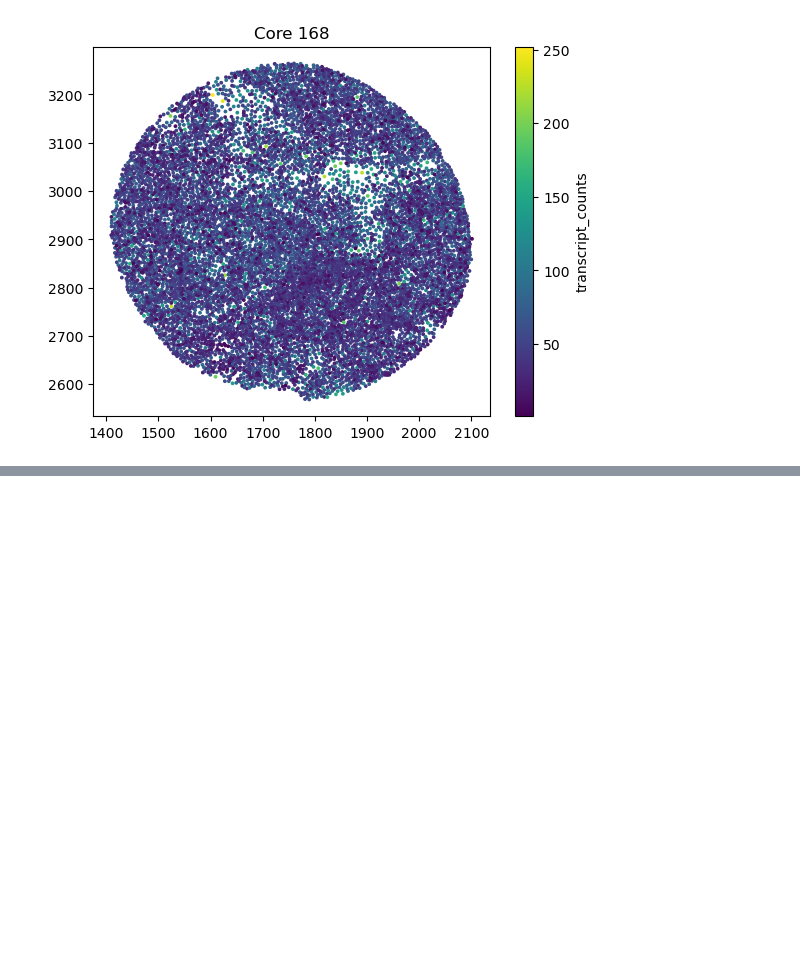
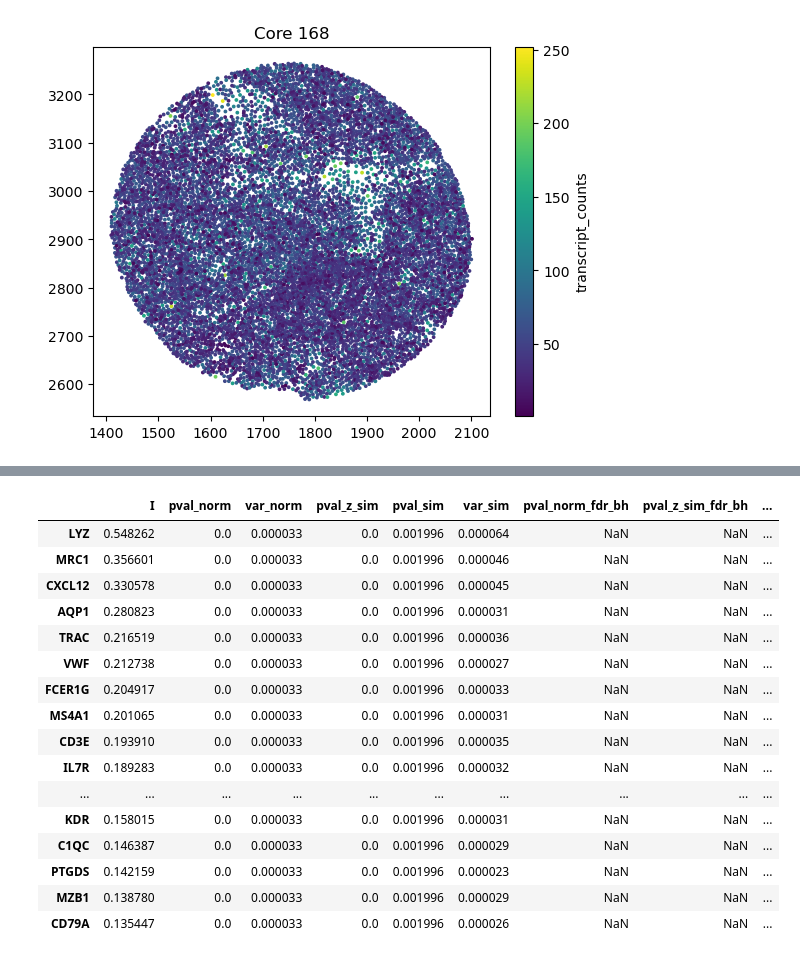
Before and after one commit to SZ-yang/QBS146_Bioinfo_FinalProject, a Jupyter notebook: dataset_test.ipynb, the cells around one changed output, grey strips where cells are left out. Drawn from its saved outputs; the diff is of its cells as text; code cells hidden in the pictures; blank space fills up the shorter version.

```diff
--- a/dataset_test.ipynb
+++ b/dataset_test.ipynb
@@ -114,0 +165,10 @@ sc.pl.umap(ad_small, color=["core", "transcript_counts"], wspace=0.4)
+# %%
+sq.gr.spatial_autocorr(
+    ad,
+    mode="moran",
+    genes=ad.var_names,
+    n_perms=500  # use 100 first if slow
+)
+
+moran_df = ad.uns["moranI"]
+moran_df.head()
@@ -114,0 +199,20 @@ sc.pl.umap(ad_small, color=["core", "transcript_counts"], wspace=0.4)
+# %%
+moran_df.sort_values("I", ascending=False).head(20)
+# %% [output]
+|  | I | pval_norm | var_norm | pval_z_sim | pval_sim | var_sim | pval_norm_fdr_bh | pval_z_sim_fdr_bh | ... |
+| LYZ | 0.548262 | 0.0 | 0.000033 | 0.0 | 0.001996 | 0.000064 | NaN | NaN | ... |
+| MRC1 | 0.356601 | 0.0 | 0.000033 | 0.0 | 0.001996 | 0.000046 | NaN | NaN | ... |
+| CXCL12 | 0.330578 | 0.0 | 0.000033 | 0.0 | 0.001996 | 0.000045 | NaN | NaN | ... |
+| AQP1 | 0.280823 | 0.0 | 0.000033 | 0.0 | 0.001996 | 0.000031 | NaN | NaN | ... |
+| TRAC | 0.216519 | 0.0 | 0.000033 | 0.0 | 0.001996 | 0.000036 | NaN | NaN | ... |
+| VWF | 0.212738 | 0.0 | 0.000033 | 0.0 | 0.001996 | 0.000027 | NaN | NaN | ... |
+| FCER1G | 0.204917 | 0.0 | 0.000033 | 0.0 | 0.001996 | 0.000033 | NaN | NaN | ... |
+| MS4A1 | 0.201065 | 0.0 | 0.000033 | 0.0 | 0.001996 | 0.000031 | NaN | NaN | ... |
+| CD3E | 0.193910 | 0.0 | 0.000033 | 0.0 | 0.001996 | 0.000035 | NaN | NaN | ... |
+| IL7R | 0.189283 | 0.0 | 0.000033 | 0.0 | 0.001996 | 0.000032 | NaN | NaN | ... |
+| ... | ... | ... | ... | ... | ... | ... | ... | ... | ... |
+| KDR | 0.158015 | 0.0 | 0.000033 | 0.0 | 0.001996 | 0.000031 | NaN | NaN | ... |
+| C1QC | 0.146387 | 0.0 | 0.000033 | 0.0 | 0.001996 | 0.000029 | NaN | NaN | ... |
+| PTGDS | 0.142159 | 0.0 | 0.000033 | 0.0 | 0.001996 | 0.000023 | NaN | NaN | ... |
+| MZB1 | 0.138780 | 0.0 | 0.000033 | 0.0 | 0.001996 | 0.000029 | NaN | NaN | ... |
+| CD79A | 0.135447 | 0.0 | 0.000033 | 0.0 | 0.001996 | 0.000026 | NaN | NaN | ... |
```
Also changed, not shown: parts of 26 cells of this notebook.
